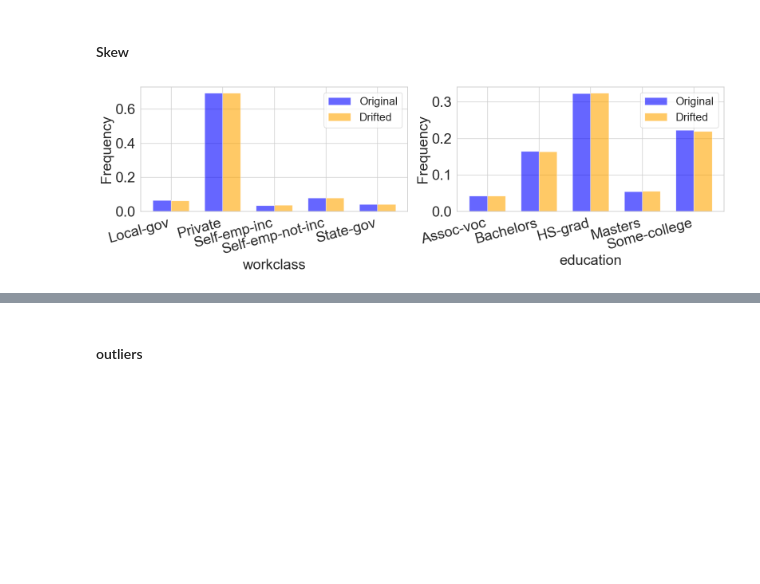
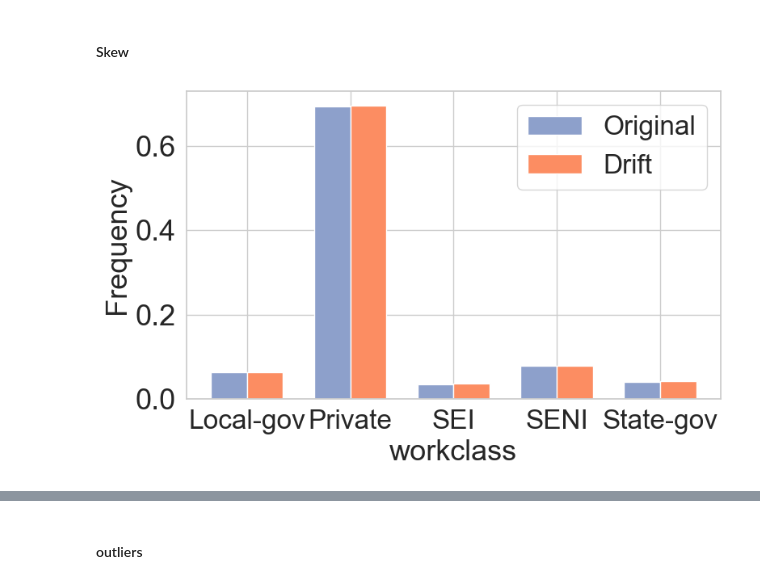
Before and after one commit to Liuguanli/DriftBench, a Jupyter notebook: driftbench/notebooks/plot_data.ipynb, the cells around one changed output, grey strips where cells are left out. Saved outputs shown, nothing was run; the diff lists cells and outputs as text; code cells hidden in the pictures; blank space fills up the shorter version.

```diff
--- a/driftbench/notebooks/plot_data.ipynb
+++ b/driftbench/notebooks/plot_data.ipynb
@@ -13,9 +13,11 @@ fields = list(schema["tables"]["sample_rich"].keys())
 overleaf_dir = "/Users/guanlil1/Dropbox/应用/Overleaf/DataWorkloadGen/figures/"
 
 fontsize_title=30
-fontsize_legend=20
+fontsize_legend=24
 fontsize_ticks=26
-is_fig_save = False
+is_fig_save = True
+# %%
+colors = {'g':'#66c2a5', 'o':'#fc8d62', 'b':'#8da0cb'}
 # %% [markdown]
 ### Single Table
 
@@ -104,7 +119,6 @@ plop_diff('../../data/census_original.csv', '../../output/data/distributional/co
 # %% [markdown]
 #### Skew
 # %%
-
 import pandas as pd
 import matplotlib.pyplot as plt
 
@@ -136,64 +150,87 @@ def compare_categorical_distributions_with_subplots(original_file, drifted_file,
         x = range(len(all_categories))
         width = 0.35
 
-        axes[i].bar(x, original_counts.values, width=width, label='Original', color='blue', alpha=0.6)
-        axes[i].bar([j + width for j in x], drifted_counts.values, width=width, label='Drifted', color='orange', alpha=0.6)
+        axes[i].bar(x, original_counts.values, width=width, label='Original', color=colors['b'], alpha=1.0)
+        axes[i].bar([j + width for j in x], drifted_counts.values, width=width, label='Drift', color=colors['o'], alpha=1.0)
 
         axes[i].set_xticks([j + width / 2 for j in x])
         # axes[i].set_xticklabels(all_categories, rotation=45, ha='right', fontsize=fontsize_title- 4)
         # print(all_categories)
-        axes[i].set_xticklabels(all_categories, rotation=15, ha='right', fontsize=fontsize_title- 4)
+        all_categories_display = [['Local-gov', 'Private', 'SEI', 'SENI', 'State-gov'],
+                        ['Assoc-voc', 'Bachelors', 'HS-grad', 'Masters', 'Some-college']]
+        axes[i].set_xticklabels(all_categories_display[i], rotation=0, ha='center', fontsize=fontsize_title- 6)
         axes[i].set_ylabel("Frequency", fontsize=fontsize_title - 4)
         axes[i].set_xlabel(f"{column}", fontsize=fontsize_ticks)
+
+        # axes[i].yaxis.set_label_coords(0, 0.5)
 
         axes[i].tick_params(axis='y', labelsize=fontsize_ticks)
         # axes[i].tick_params(axis='x', labelsize=fontsize_ticks)
         # axes[i].set_title(f"{file_name} - Distribution of '{column}'", fontsize=fontsize_title- 4)
         axes[i].legend(fontsize=fontsize_legend)
 
     plt.tight_layout()
     if is_fig_save and file_name:
         plt.savefig(os.path.join(output_dir, f"{file_name}.png"), format='png', bbox_inches='tight')
         plt.savefig(os.path.join(overleaf_dir, f"{file_name}.pdf"), format='pdf', bbox_inches='tight')
     plt.show()
 
 
-compare_categorical_distributions_with_subplots(
-    '../data/census_original.csv',
-    '../data/census_original_cardinality_1.csv',
-    "case_study_cardinality_scale_1_categorical",
-    columns=["workclass", "education"]
-)
-compare_categorical_distributions_with_subplots(
-    '../data/census_original.csv',
-    '../data/census_original_deletion_5000.csv',
-    "case_study_cardinality_delete_5000_categorical",
-    columns=["workclass", "education"]
-)
-compare_categorical_distributions_with_subplots(
-    original_file="../data/census_original.csv",
-    drifted_file="../data/census_original_skew_2.csv",
-    file_name="case_study_census_original_skew_2_categorical",
-    columns=["workclass", "education"]
-)
+# compare_categorical_distributions_with_subplots(
+#     '../data/census_original.csv',
+#     '../data/census_original_cardinality_1.csv',
+#     "case_study_cardinality_scale_1_categorical",
+#     columns=["workclass", "education"]
+# )
+# compare_categorical_distributions_with_subplots(
+#     '../data/census_original.csv',
+#     '../data/census_original_deletion_5000.csv',
+#     "case_study_cardinality_delete_5000_categorical",
+#     columns=["workclass", "education"]
+# )
+# compare_categorical_distributions_with_subplots(
+#     original_file="../data/census_original.csv",
+#     drifted_file="../data/census_original_skew_2.csv",
+#     file_name="case_study_census_original_skew_2_categorical",
+#     columns=["workclass", "education"]
+# )
+
+# compare_categorical_distributions_with_subplots(
+#     '../../data/census_original.csv',
+#     '../../output/data/cardinality/scale/census_original_cardinality_1.csv',
+#     "case_study_cardinality_scale_1_categorical",
+#     columns=["workclass", "education"]
+# )
+# compare_categorical_distributions_with_subplots(
+#     '../../data/census_original.csv',
+#     '../../output/data/cardinality/update/census_original_deletion_5000.csv',
+#     "case_study_cardinality_delete_5000_categorical",
+#     columns=["workclass", "education"]
+# )
+# compare_categorical_distributions_with_subplots(
+#     original_file="../../data/census_original.csv",
+#     drifted_file="../../output/data/distributional/column/census_original_skew_2.csv",
+#     file_name="case_study_census_original_skew_2_categorical",
+#     columns=["workclass", "education"]
+# )
 
 compare_categorical_distributions_with_subplots(
     '../../data/census_original.csv',
     '../../output/data/cardinality/scale/census_original_cardinality_1.csv',
-    "case_study_cardinality_scale_1_categorical",
-    columns=["workclass", "education"]
+    "case_study_cardinality_scale_1_categorical_education",
+    columns=["workclass"]
 )
 compare_categorical_distributions_with_subplots(
     '../../data/census_original.csv',
     '../../output/data/cardinality/update/census_original_deletion_5000.csv',
-    "case_study_cardinality_delete_5000_categorical",
-    columns=["workclass", "education"]
+    "case_study_cardinality_delete_5000_categorical_education",
+    columns=["workclass"]
 )
 compare_categorical_distributions_with_subplots(
     original_file="../../data/census_original.csv",
     drifted_file="../../output/data/distributional/column/census_original_skew_2.csv",
-    file_name="case_study_census_original_skew_2_categorical",
-    columns=["workclass", "education"]
+    file_name="case_study_census_original_skew_2_categorical_education",
+    columns=["workclass"]
 )
 # %% [output]
-[figure, old version]
+[figure, new version]
```
Also changed, not shown: parts of 3 cells of this notebook, 37 other files.
